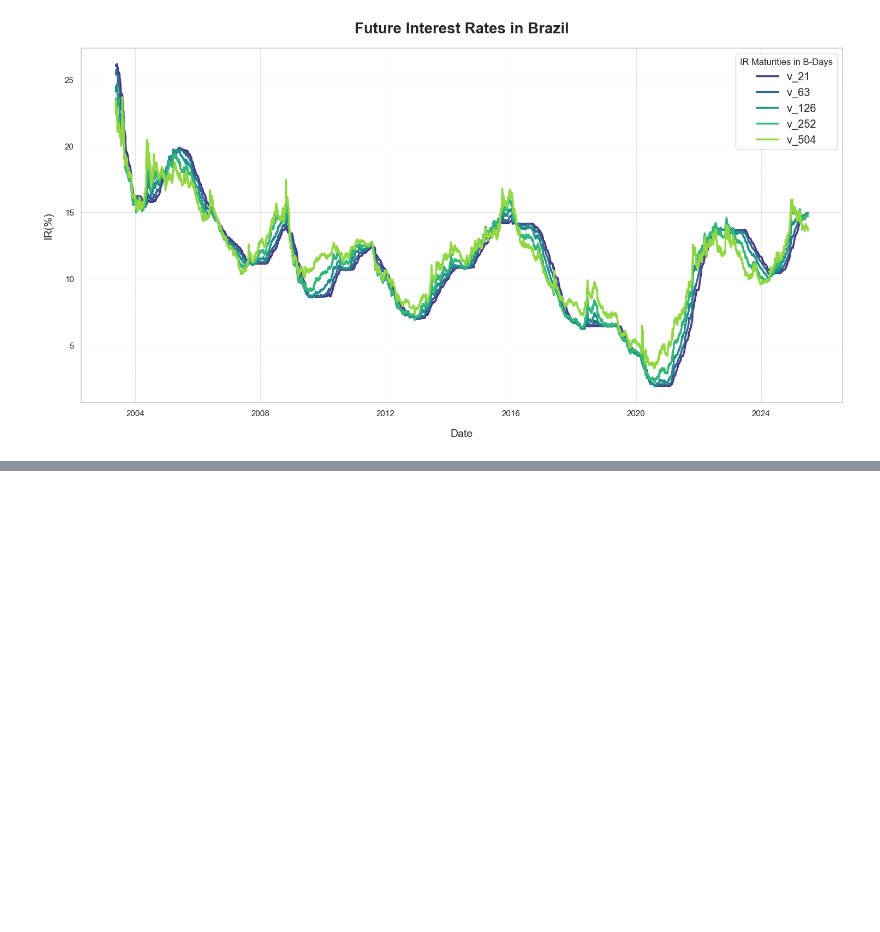
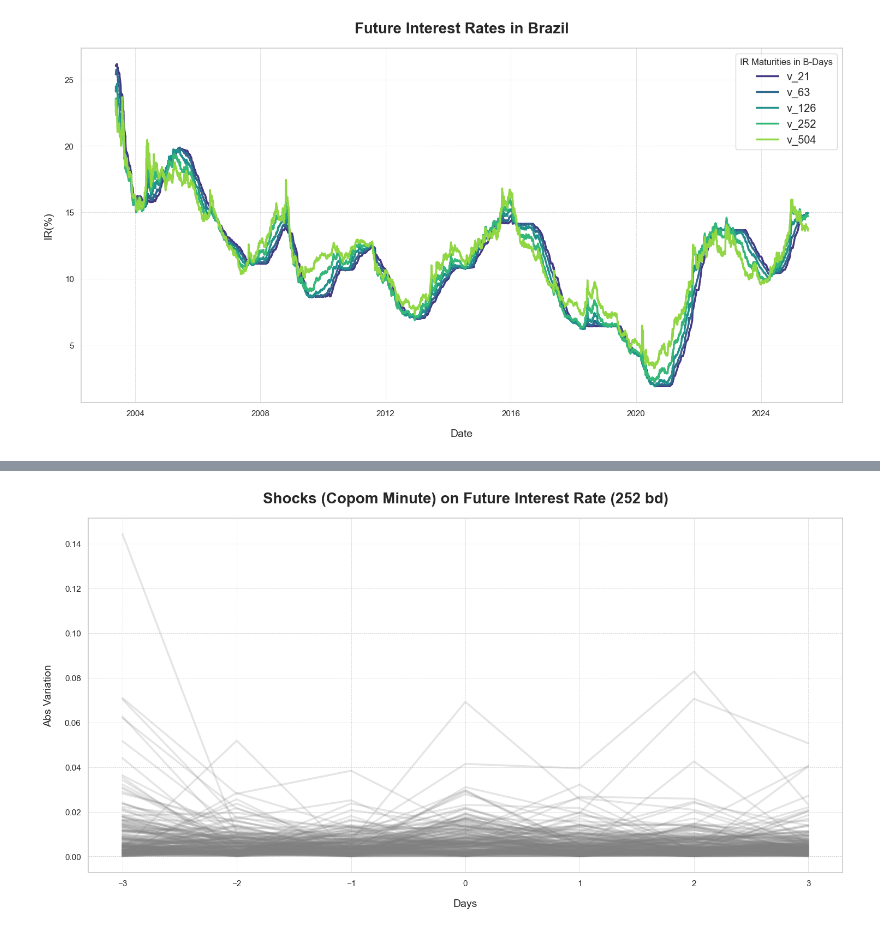
Before and after one commit to mattbreitenbach/br-central-bank-sentiment, a Jupyter notebook: 8_futures_interest_rates_eda.ipynb, the cells around one changed output, grey strips where cells are left out. Cells and saved outputs as stored; diff of their text form; code cells hidden in the pictures; blank space fills up the shorter version.

```diff
--- a/8_futures_interest_rates_eda.ipynb
+++ b/8_futures_interest_rates_eda.ipynb
@@ -49,0 +117,17 @@ plt.show()
+# %%
+#Shocks for the copom minute
+
+df_shocks_pub = series_around_schock(futures_ir_returns_vertix, detes_pub)
+df_shocks_pub = df_shocks_pub.abs()
+
+sns.set_theme(style="whitegrid")
+plt.figure(figsize=(15, 8))
+df_shocks_pub.plot(ax=plt.gca(), legend=False, color='gray', linewidth=2.5, alpha=0.2)
+plt.title(f"Shocks (Copom Minute) on Future Interest Rate ({vertix.replace('v_', '')} bd)", fontsize=20, weight='bold', pad=20)
+plt.xlabel('Days', fontsize=14, labelpad=15)
+plt.ylabel('Abs Variation', fontsize=14, labelpad=15)
+plt.grid(True, which='both', linestyle='--', linewidth=0.5)
+plt.tight_layout()
+plt.show()
+# %% [output]
+[figure, added]
```
Also changed, not shown: parts of 10 cells of this notebook, 11 other files.
